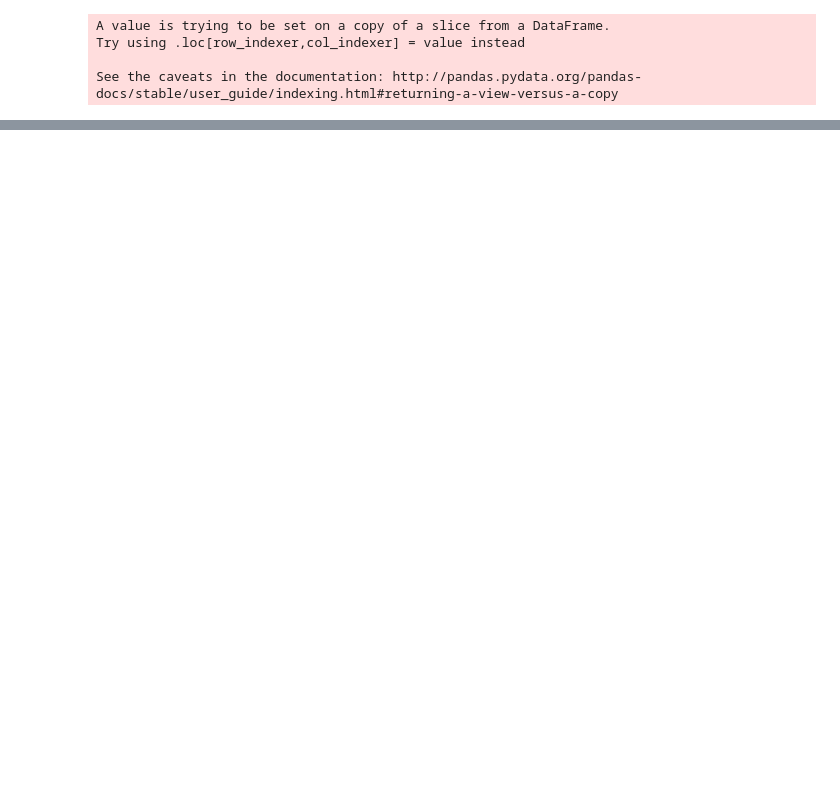
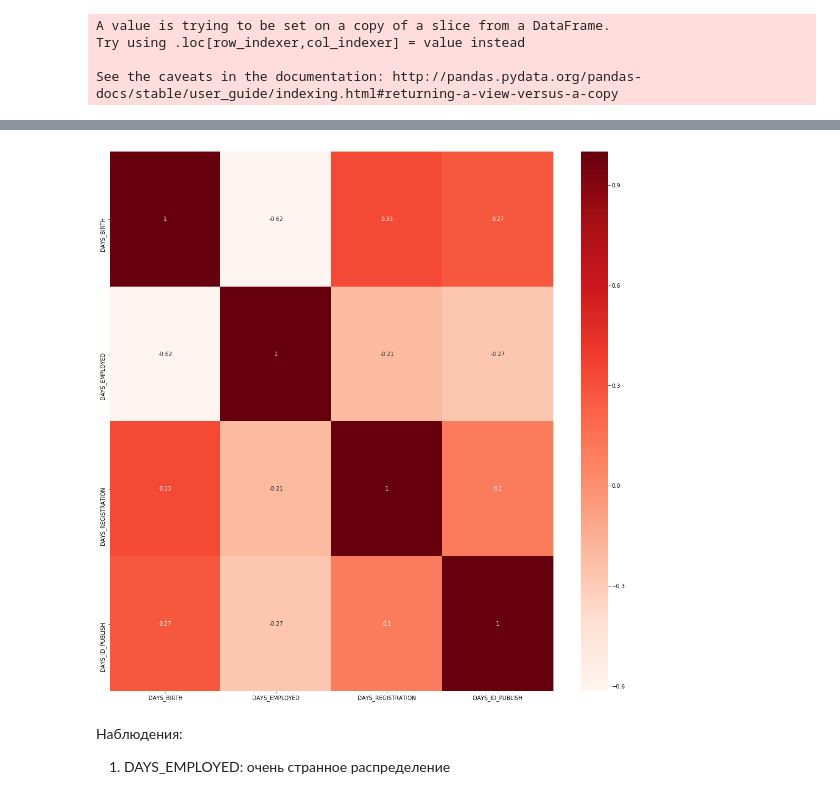
Before and after one commit to nuwanda57/HomeCredit1, a Jupyter notebook: exploration.ipynb, the cells around one changed output, grey strips where cells are left out. Saved outputs shown, nothing was run; the diff lists cells and outputs as text; code cells hidden in the pictures; blank space fills up the shorter version.

```diff
--- a/exploration.ipynb
+++ b/exploration.ipynb
@@ -391,0 +421,8 @@ USELESS_FEATURES.append('FLAG_CONT_MOBILE')
+# %%
+draw_correlations_for_numerical_columns(DAYS_BIO_GROUP, days_bio_application)
+# %% [output]
+[figure, added]
+# %% [markdown]
+Наблюдения:
+
+1. DAYS_EMPLOYED: очень странное распределение
```
Also changed, not shown: parts of 4 cells of this notebook.
